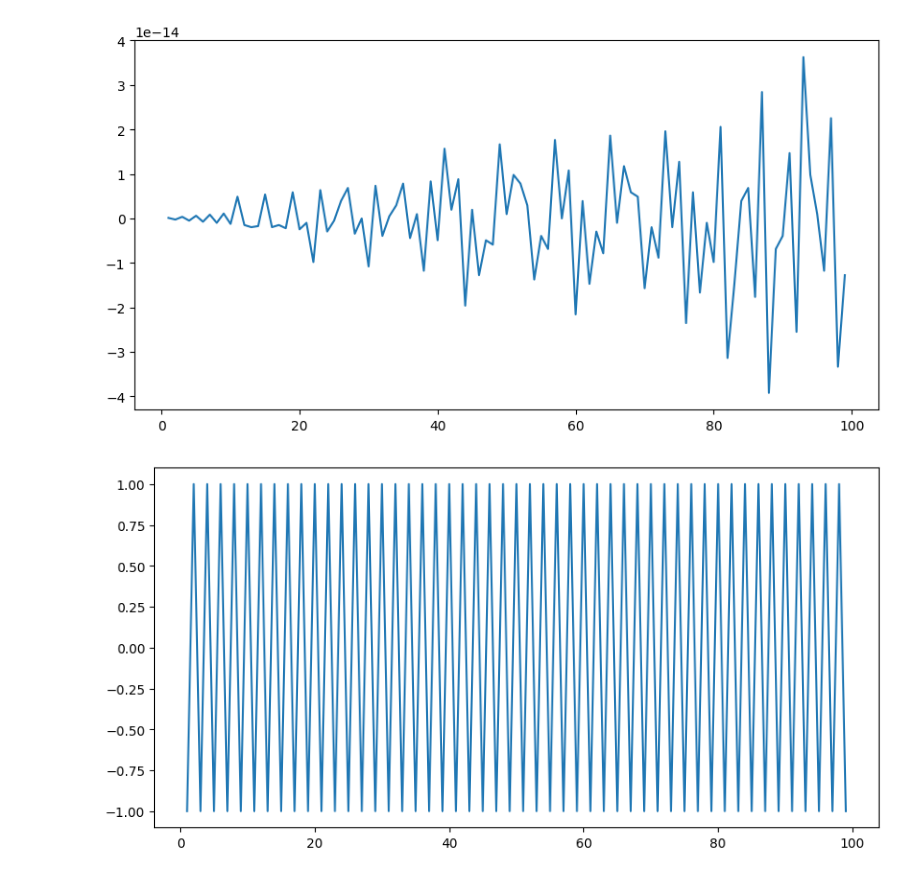
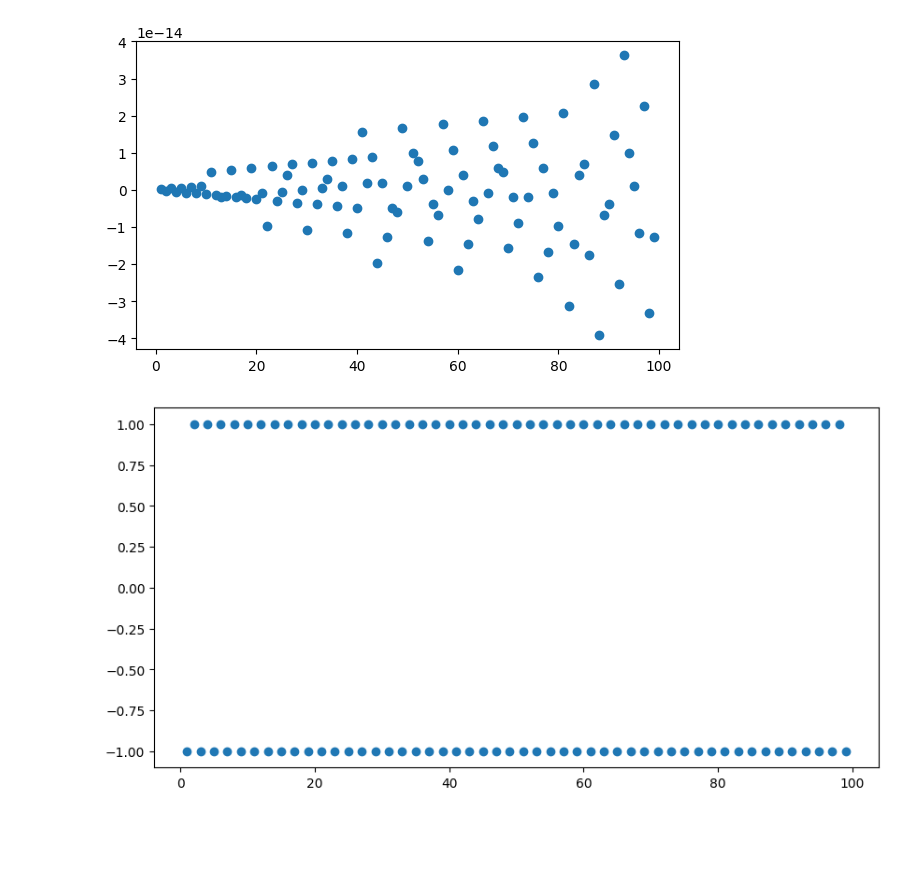
Before and after one commit to anasteisha26/MathPractice, a Jupyter notebook: SequencesPractice.ipynb, the cells around one changed output. Drawn from its saved outputs; the diff is of its cells as text; code cells hidden in the pictures; blank space fills up the shorter version.

```diff
--- a/SequencesPractice.ipynb
+++ b/SequencesPractice.ipynb
@@ -4,20 +4,20 @@ import matplotlib.pyplot as plt
 # %%
 xs = [x for x in range(1, 100)]
 ys = [math.sin(math.pi * n) for n in xs]
-plt.figure(figsize=(10,5))
-plt.plot(xs, ys)
+plt.figure(figsize=(7,4))
+plt.scatter(xs, ys)
 plt.show()
 # %% [output]
-[figure, old version]
+[figure, new version]
 # %%
 xs = [x for x in range(1, 100)]
 ys = [math.cos(math.pi * n) for n in xs]
 
 plt.figure(figsize=(10,5))
-plt.plot(xs, ys)
+plt.scatter(xs, ys)
 plt.show()
 # %% [output]
-[figure, old version]
+[figure, new version]
 # %%
 xs = [x for x in range(1, 100)]
 ys = [math.tan(math.pi * n) for n in xs]
```
Also changed, not shown: parts of 3 cells of this notebook.
